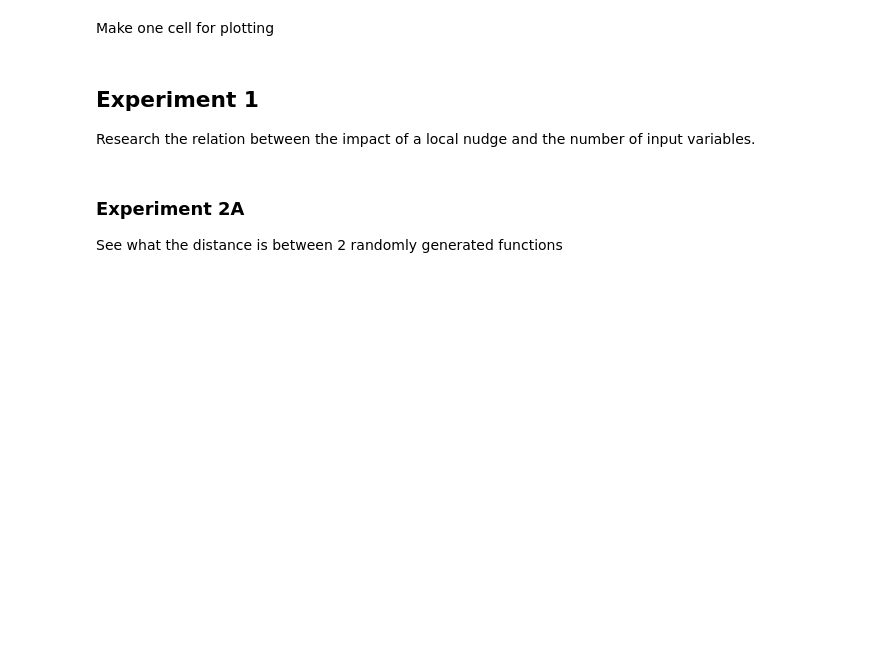
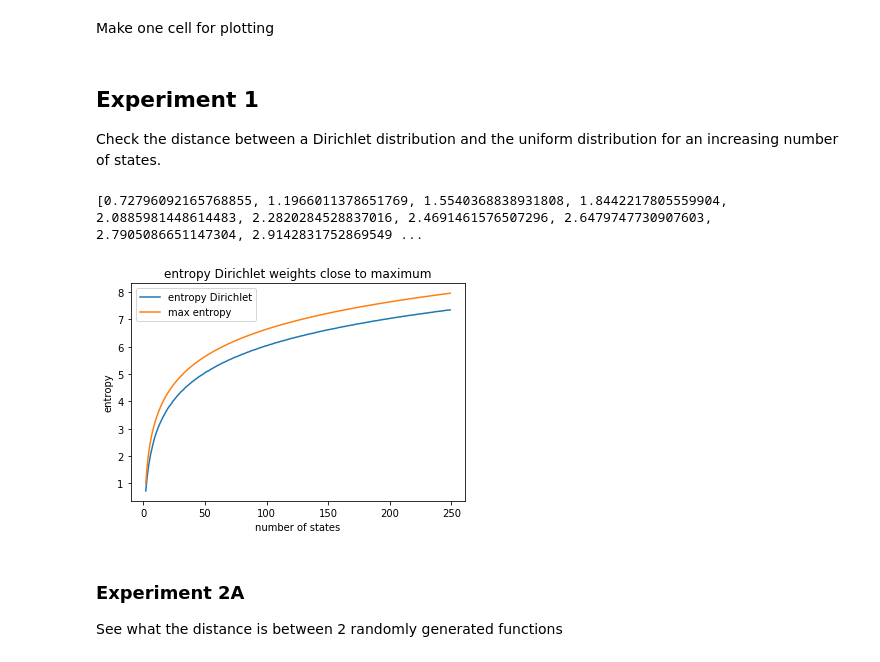
Before and after one commit to cjidboon94/master_thesis, a Jupyter notebook: research_nudge.ipynb, the cells around one changed output. Drawn from its saved outputs; the diff is of its cells as text; code cells hidden in the pictures; blank space fills up the shorter version.

Commit message:
(feat) add some general layout for methods and results section (feat) add experiment showing Dirichlet close to maximal entropy add some minor changes

```diff
--- a/research_nudge.ipynb
+++ b/research_nudge.ipynb
@@ -155,7 +155,37 @@ def plot_results(*args, **kwargs):
 # %% [markdown]
 ## Experiment 1
 
-Research the relation between the impact of a local nudge and the number of input variables.
+Check the distance between a Dirichlet distribution and the uniform distribution for an
+increasing number of states.
+# %%
+SAMPLE_SIZE = 1000
+min_number_of_states = 2
+max_number_of_states = 250
+
+entropies_dirichlet = []
+for i in range(min_number_of_states, max_number_of_states, 1):
+    distances = []
+    for _ in range(SAMPLE_SIZE):
+        dirichlet_dist = np.random.dirichlet([1]*i)
+        #print(dirichlet_dist)
+        distance = entropy(dirichlet_dist, base=2)
+        distances.append(distance)
+
+    entropies_dirichlet.append(np.mean(distances))
+
+print(entropies_dirichlet)
+# %% [output]
+[0.72796092165768855, 1.1966011378651769, 1.5540368838931808, 1.8442217805559904, 2.0885981448614483, 2.2820284528837016, 2.4691461576507296, 2.6479747730907603, 2.7905086651147304, 2.9142831752869549 ...
+# %%
+plt.plot(list(range(2,250,1)), entropies_dirichlet, label="entropy Dirichlet")
+plt.plot(list(range(2,250,1)), np.log2(list(range(2,250,1))), label="max entropy")
+plt.xlabel("number of states")
+plt.ylabel("entropy")
+plt.title('entropy Dirichlet weights close to maximum')
+plt.legend()
+plt.show()
+# %% [output]
+[figure, added]
 # %% [markdown]
 ### Experiment 2A
 
```
Also changed, not shown: parts of 2 cells of this notebook, 1 other file.
